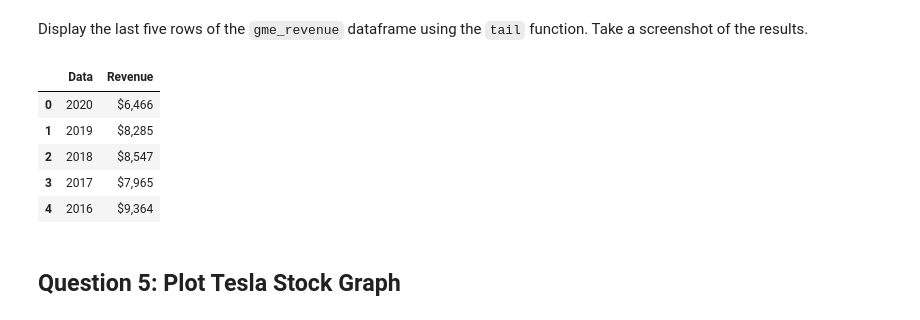
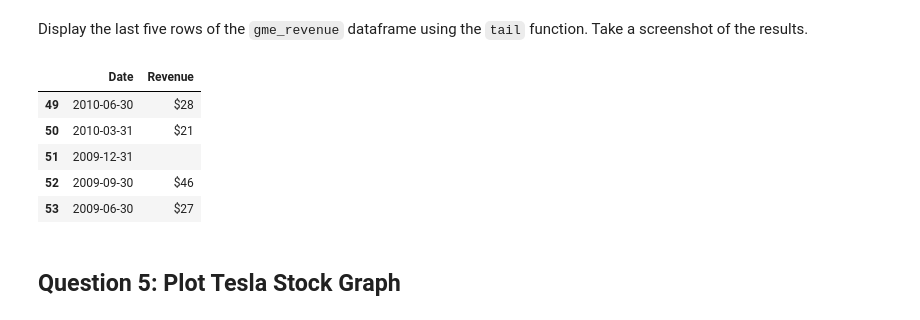
Before and after one commit to J1gsaww/Coursera-Python-Project-for-Data-Science, a Jupyter notebook: Final Assignment.ipynb, the cells around one changed output. Drawn from its saved outputs; the diff is of its cells as text; code cells hidden in the pictures.

Commit message:
Stupid error Fix

```diff
--- a/Final Assignment.ipynb
+++ b/Final Assignment.ipynb
@@ -179,7 +159,7 @@ We are focusing on quarterly revenue in the lab.
 
 </details>
 # %%
-table = soup.find_all('table')[0]
+table = soup.find_all('table')[1]
 rows = table.find_all('tr')
 
 data = []
@@ -283,28 +259,30 @@ If you want to use the read_html function the table is located at index 1
 
 </details>
 # %%
-table = soup.find_all('table')[0]
-rows = table.find_all('tr')
+table2 = soup2.find_all('table')[1]
+rows2 = table2.find_all('tr')
 
-data = []
+data2 = []
 
-for row in rows:
-    cols = row.find_all('td')
-    cols = [col.text.strip() for col in cols]
-    data.append(cols)
+for row in rows2:
+    cols2 = row.find_all('td')
+    cols2 = [col.text.strip() for col in cols2]
+    data2.append(cols2)
 
-gme_revenue = pd.DataFrame(data[1:], columns= ['Data', 'Revenue'])
+gme_revenue = pd.DataFrame(data[1:], columns=['Date', 'Revenue'])
+gme_revenue['Revenue'] = gme_revenue['Revenue'].replace({'\$': '', ',': ''}, regex=True)
+gme_revenue['Revenue'] = pd.to_numeric(gme_revenue['Revenue'], errors='coerce')
 # %% [markdown]
 Display the last five rows of the `gme_revenue` dataframe using the `tail` function. Take a screenshot of the results.
 # %%
-gme_revenue.head()
+gme_revenue.tail()
 # %% [output]
-|  | Data | Revenue |
-| 0 | 2020 | $6,466 |
-| 1 | 2019 | $8,285 |
-| 2 | 2018 | $8,547 |
-| 3 | 2017 | $7,965 |
-| 4 | 2016 | $9,364 |
+|  | Date | Revenue |
+| 49 | 2010-06-30 | $28 |
+| 50 | 2010-03-31 | $21 |
+| 51 | 2009-12-31 |  |
+| 52 | 2009-09-30 | $46 |
+| 53 | 2009-06-30 | $27 |
 # %% [markdown]
 ## Question 5: Plot Tesla Stock Graph
 # %% [markdown]
```
Also changed, not shown: parts of 10 cells of this notebook.
